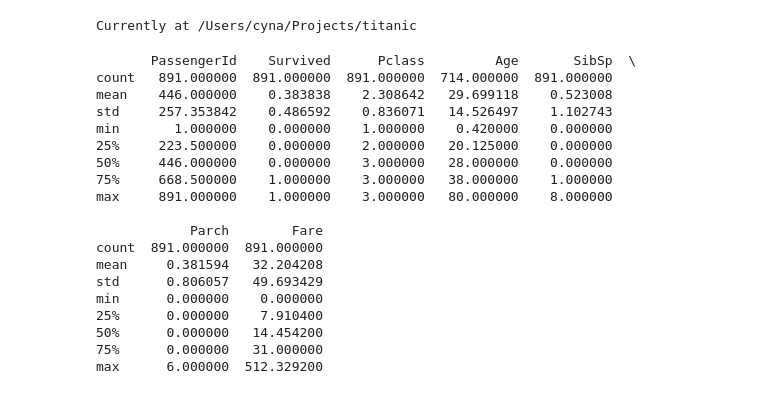
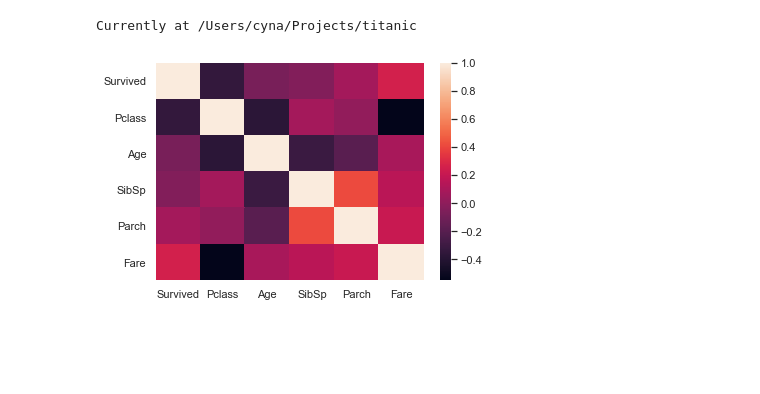
Before and after one commit to anirudhjain75/titanic, a Jupyter notebook: test.ipynb, the cells around one changed output. Cells and saved outputs as stored; diff of their text form; code cells hidden in the pictures; blank space fills up the shorter version.

```diff
--- a/test.ipynb
+++ b/test.ipynb
@@ -6,29 +6,24 @@ path = os.getcwd()
 print("Currently at", path)
 # %% [output]
 Currently at /Users/cyna/Projects/titanic
-# %%
-import pandas as pd
-
-df = pd.read_csv(path+"/data/train.csv")
-
-print(df.describe())
-# %% [output]
-       PassengerId    Survived      Pclass         Age       SibSp  \
-count   891.000000  891.000000  891.000000  714.000000  891.000000
-mean    446.000000    0.383838    2.308642   29.699118    0.523008
-std     257.353842    0.486592    0.836071   14.526497    1.102743
-min       1.000000    0.000000    1.000000    0.420000    0.000000
-25%     223.500000    0.000000    2.000000   20.125000    0.000000
-50%     446.000000    0.000000    3.000000   28.000000    0.000000
-75%     668.500000    1.000000    3.000000   38.000000    1.000000
-max     891.000000    1.000000    3.000000   80.000000    8.000000
-
-            Parch        Fare
-count  891.000000  891.000000
-mean     0.381594   32.204208
-std      0.806057   49.693429
-min      0.000000    0.000000
-25%      0.000000    7.910400
-50%      0.000000   14.454200
-75%      0.000000   31.000000
-max      6.000000  512.329200
+# %%
+import pandas as pd
+import matplotlib.pyplot as plt
+import seaborn as sns
+from sklearn.preprocessing import MinMaxScaler
+
+scaler = MinMaxScaler()
+
+sns.set()
+
+df = pd.read_csv(path+"/data/train.csv")
+df.set_index("PassengerId", inplace=True)
+
+int_columns = ["Survived", "Pclass", "Age", "SibSp", "Parch", "Fare"]
+
+df[int_columns] = scaler.fit_transform(df[int_columns])
+
+# Heat Map
+bx = sns.heatmap(df.corr())
+# %% [output]
+[figure, added]
```
Also changed, not shown: parts of 1 cell of this notebook.
